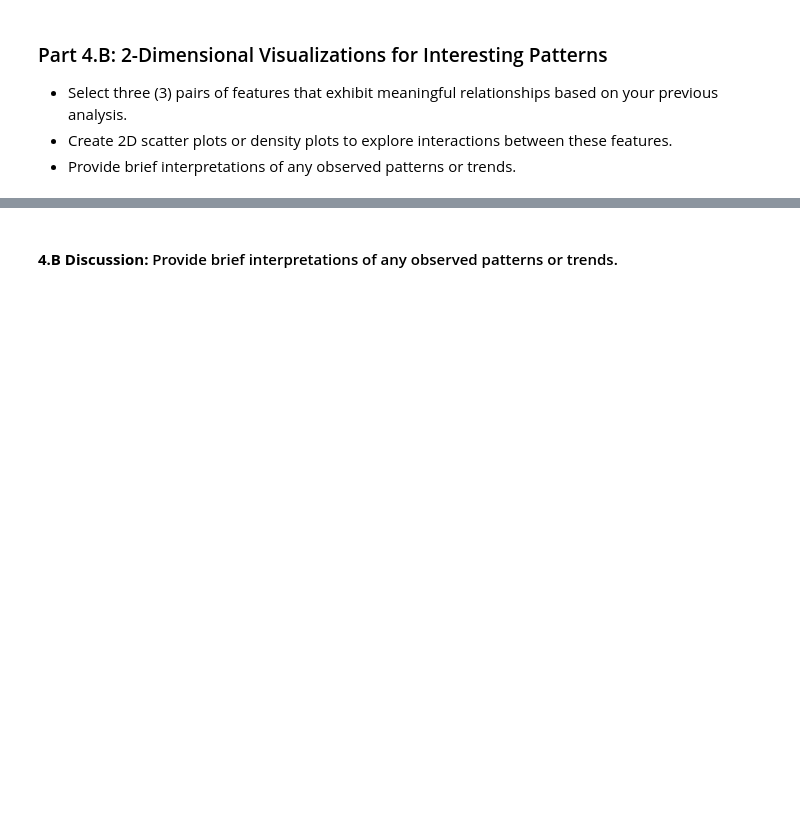
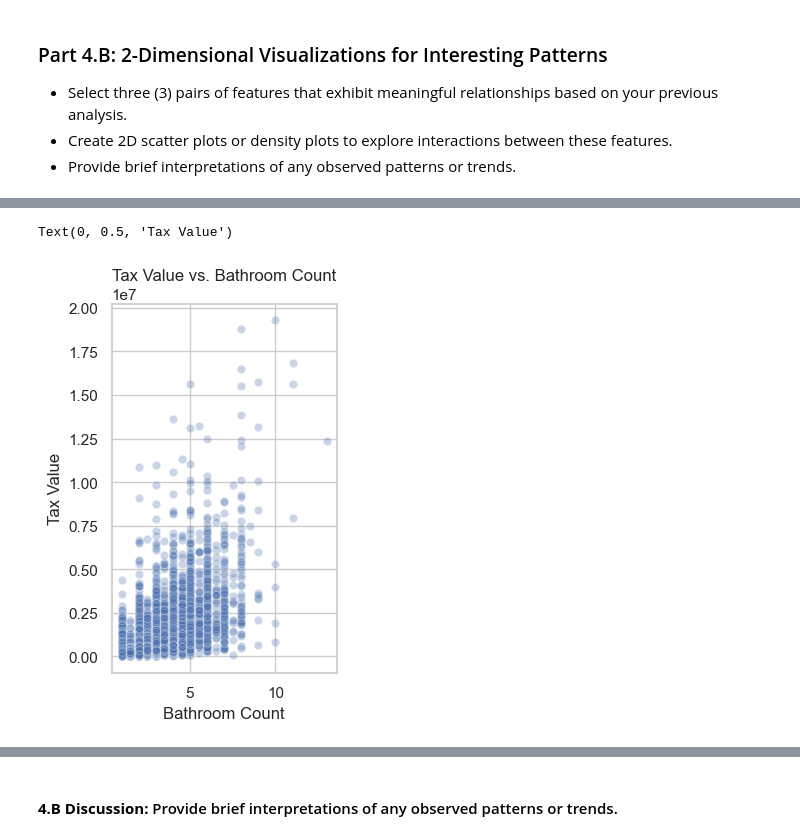
Before and after one commit to DaeheeCodes/BU-DX603, a Jupyter notebook: Milestone_01.ipynb, the cells around one changed output, grey strips where cells are left out. Drawn from its saved outputs; the diff is of its cells as text; code cells hidden in the pictures; blank space fills up the shorter version.

```diff
--- a/Milestone_01.ipynb
+++ b/Milestone_01.ipynb
@@ -672,0 +811,10 @@ Pay particular attention to especially interesting and/or strongly correlated fe
+# %%
+# 2. Tax Value by Bathroom Count
+plt.subplot(1, 2, 1)
+sns.scatterplot(data=df, x='bathroomcnt', y='taxvaluedollarcnt', alpha=0.3)
+plt.title('Tax Value vs. Bathroom Count')
+plt.xlabel('Bathroom Count')
+plt.ylabel('Tax Value')
+# %% [output]
+Text(0, 0.5, 'Tax Value')
+[figure, added]
```
Also changed, not shown: parts of 17 cells of this notebook.
